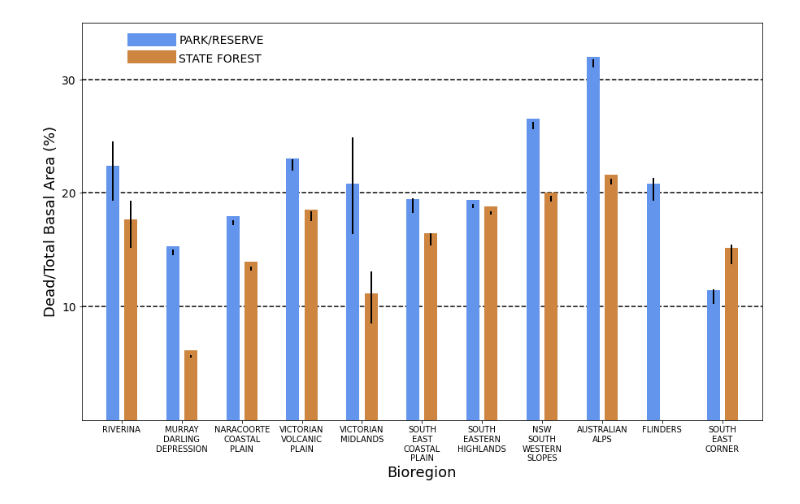
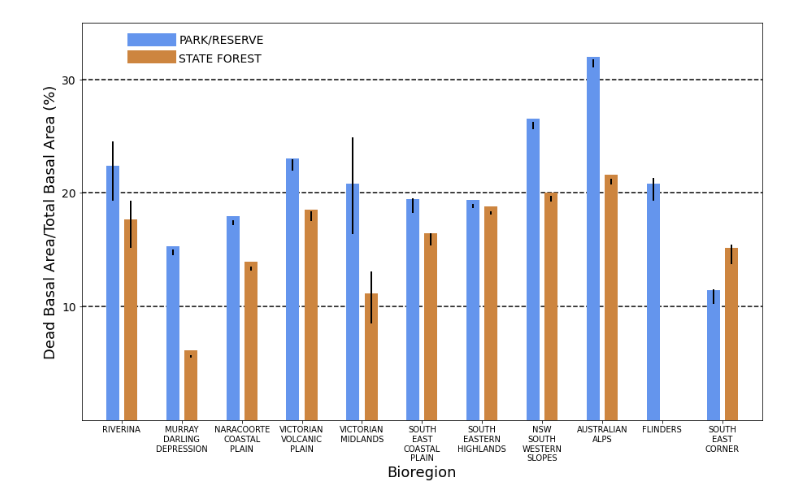
Before and after one commit to ACDELWP/VSOE2023, a Jupyter notebook: F08/make_figures.ipynb, the cells around one changed output. Saved outputs shown, nothing was run; the diff lists cells and outputs as text; code cells hidden in the pictures.

Commit message:
updated logging for figure 18.

```diff
--- a/F08/make_figures.ipynb
+++ b/F08/make_figures.ipynb
@@ -53,19 +53,30 @@ tick_labels = bioregions
 for index,value in enumerate(tick_labels):
     tick_labels[index] = str(tick_labels[index]).replace(' ', '\n')
 
+bioregions = plot_data.bioregion.unique()
+
 x_tick_locations =  list(range(1, len(bioregions)+1))
 # %% [markdown]
 ![image.png](attachment:e0fbdc64-ac4c-4deb-8279-f4f4ce9a6dc9.png)
+# %%
+y_park_values = list(parks_data.dead_basal_area/parks_data.total_area)
+y_park_low_error = list((parks_data.dead_basal_area - parks_data.dead_basal_area_error)/(parks_data.total_area + parks_data.total_area_error) )
+y_park_high_error = list((parks_data.dead_basal_area + parks_data.dead_basal_area_error)/(parks_data.total_area - parks_data.total_area_error))
+
+y_sf_values = list(sf_data.dead_basal_area/sf_data.total_area)
+y_sf_low_error = list((sf_data.dead_basal_area - sf_data.dead_basal_area_error)/(sf_data.total_area + sf_data.total_area_error))
+y_sf_high_error = list((sf_data.dead_basal_area + sf_data.dead_basal_area_error)/(sf_data.total_area - sf_data.total_area_error))
+
+output_image_name = 'F08_18_DEAD_TO_TOTAL_BASAL_AREA_PCT.jpg'
+output_file_name = 'F08_18_DEAD_TO_TOTAL_BASAL_AREA_PCT.csv'
+with open(output_file_name, 'w') as w:
+    w.writelines('bioregion,tenure,value_low,value_central,value_high\n')
+    for index, value in enumerate(y_park_low_error):
+        output_line = f'{bioregions[index]},PARK/RESERVE,{y_park_low_error[index]},{y_park_values[index]},{y_park_high_error[index]}\n'
+        w.writelines(output_line)
+        output_line = f'{bioregions[index]},STATE FOREST,{y_sf_low_error[index]},{y_sf_values[index]},{y_sf_low_error[index]}\n'
+        w.writelines(output_line)
 # %%
-y_park_values = parks_data.dead_basal_area/parks_data.total_area
-y_park_low_error = (parks_data.dead_basal_area - parks_data.dead_basal_area_error)/(parks_data.total_area + parks_data.total_area_error)
-y_park_high_error = (parks_data.dead_basal_area + parks_data.dead_basal_area_error)/(parks_data.total_area - parks_data.total_area_error)
-
-y_sf_values = sf_data.dead_basal_area/sf_data.total_area
-y_sf_low_error = (sf_data.dead_basal_area - sf_data.dead_basal_area_error)/(sf_data.total_area + sf_data.total_area_error)
-y_sf_high_error = (sf_data.dead_basal_area + sf_data.dead_basal_area_error)/(sf_data.total_area - sf_data.total_area_error)
-
-output_image_name = 'F08_18_DEAD_TO_TOTAL_BASAL_AREA_PCT.jpg'
 plt.figure(figsize=(15, 9))
 
 matplotlib.rc('xtick', labelsize=10)
@@ -93,35 +104,35 @@ for index, value in enumerate(y_park_values):
     if y_sf_values[index] > 0:
         plt.plot(
             [x_tick_locations[index]+0.15, x_tick_locations[index]+0.15],
             [0, y_sf_values[index]],
             linewidth=16,
             color='peru'
         )
         # now plot error bar
         plt.plot(
             [x_tick_locations[index]+0.15, x_tick_locations[index]+0.15],
             [list(y_sf_low_error)[index],
              list(y_sf_high_error)[index]],
             linewidth=2,
             color='black',
             linestyle='-'
         )
 plt.xticks(ticks=x_tick_locations, labels=tick_labels)
 plt.ylim([0, 0.35])
 plt.yticks(ticks=[0.1, 0.2, 0.3], labels=['10', '20', '30'])
 plt.grid(color='black', linestyle = '--', linewidth = 1.5, axis='y')
-plt.ylabel('Dead/Total Basal Area (%)',fontsize=18)
+plt.ylabel('Dead Basal Area/Total Basal Area (%)',fontsize=18)
 plt.xlabel('Bioregion',fontsize=18)
 
 # add legend
 plt.plot([1.2, 1.8], [0.335, 0.335], linewidth=16, color='cornflowerblue')
 plt.text(1.95, 0.332, 'PARK/RESERVE', fontsize=14)
 plt.text(1.95, 0.315, 'STATE FOREST', fontsize=14)
 
 plt.plot([1.2, 1.8], [0.32, 0.32], linewidth=16, color='peru')
 plt.savefig(output_image_name)
 # %% [output]
-[figure, old version]
+[figure, new version]
 # %% [markdown]
 ![image.png](attachment:48b0ac9e-2b7a-4d8f-9d7b-d44177bc6aba.png)
 # %% [markdown]
```
